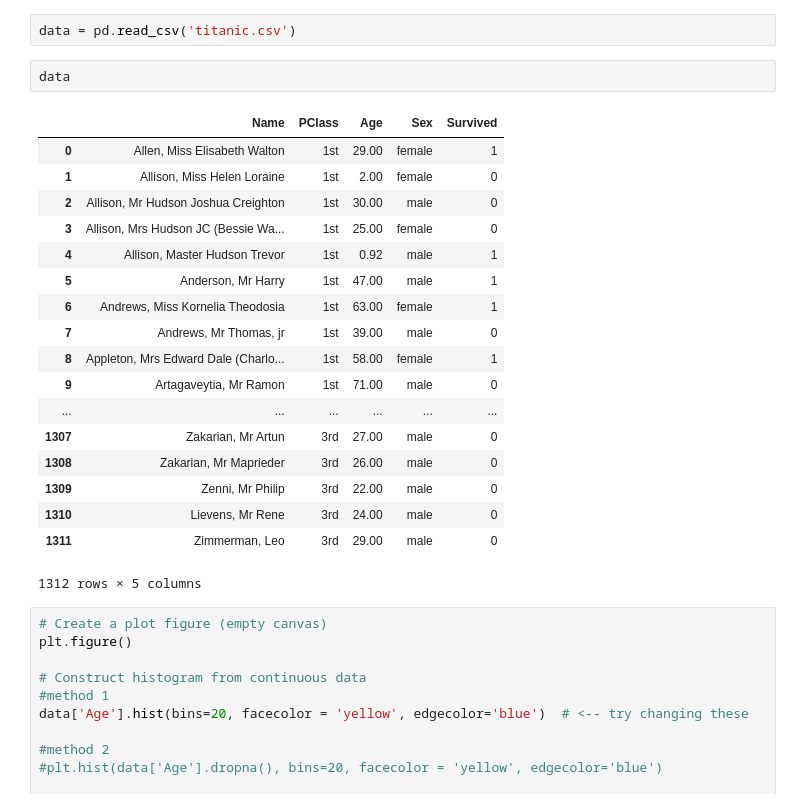
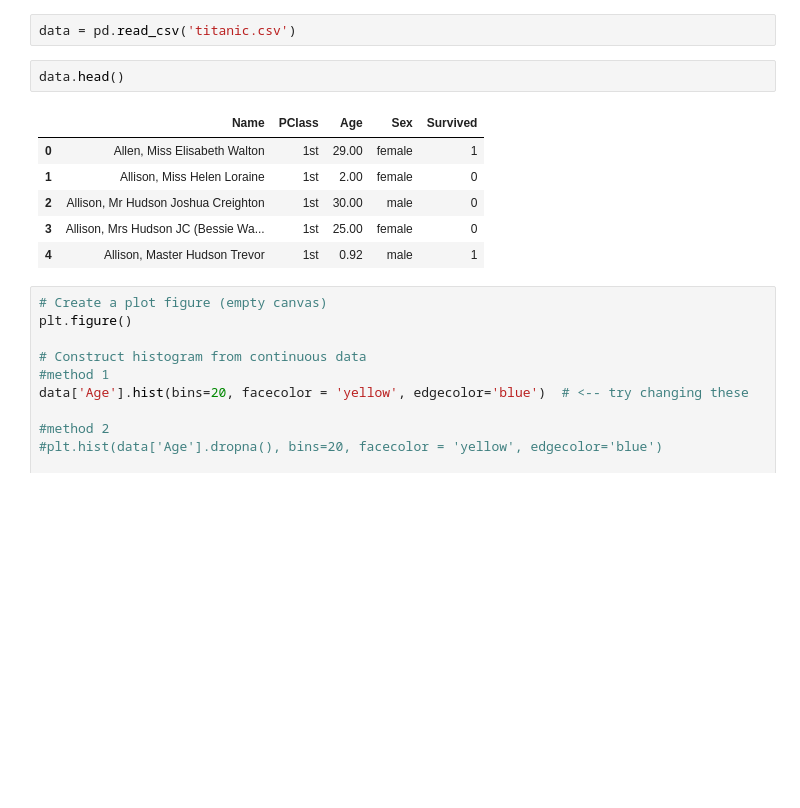
Before and after one commit to draculayuan/MLDA-EEE, a Jupyter notebook: matplotlib.ipynb, the cells around one changed output. Saved outputs shown, nothing was run; the diff lists cells and outputs as text; blank space fills up the shorter version.

```diff
--- a/matplotlib.ipynb
+++ b/matplotlib.ipynb
@@ -47,26 +47,14 @@ s.plot()
 # %%
 data = pd.read_csv('titanic.csv')
 # %%
-data
+data.head()
 # %% [output]
 |  | Name | PClass | Age | Sex | Survived |
 | 0 | Allen, Miss Elisabeth Walton | 1st | 29.00 | female | 1 |
 | 1 | Allison, Miss Helen Loraine | 1st | 2.00 | female | 0 |
 | 2 | Allison, Mr Hudson Joshua Creighton | 1st | 30.00 | male | 0 |
 | 3 | Allison, Mrs Hudson JC (Bessie Wa... | 1st | 25.00 | female | 0 |
 | 4 | Allison, Master Hudson Trevor | 1st | 0.92 | male | 1 |
-| 5 | Anderson, Mr Harry | 1st | 47.00 | male | 1 |
-| 6 | Andrews, Miss Kornelia Theodosia | 1st | 63.00 | female | 1 |
-| 7 | Andrews, Mr Thomas, jr | 1st | 39.00 | male | 0 |
-| 8 | Appleton, Mrs Edward Dale (Charlo... | 1st | 58.00 | female | 1 |
-| 9 | Artagaveytia, Mr Ramon | 1st | 71.00 | male | 0 |
-| ... | ... | ... | ... | ... | ... |
-| 1307 | Zakarian, Mr Artun | 3rd | 27.00 | male | 0 |
-| 1308 | Zakarian, Mr Maprieder | 3rd | 26.00 | male | 0 |
-| 1309 | Zenni, Mr Philip | 3rd | 22.00 | male | 0 |
-| 1310 | Lievens, Mr Rene | 3rd | 24.00 | male | 0 |
-| 1311 | Zimmerman, Leo | 3rd | 29.00 | male | 0 |
-1312 rows × 5 columns
 # %%
 # Create a plot figure (empty canvas)
 plt.figure()
```
Also changed, not shown: parts of 5 cells of this notebook.
